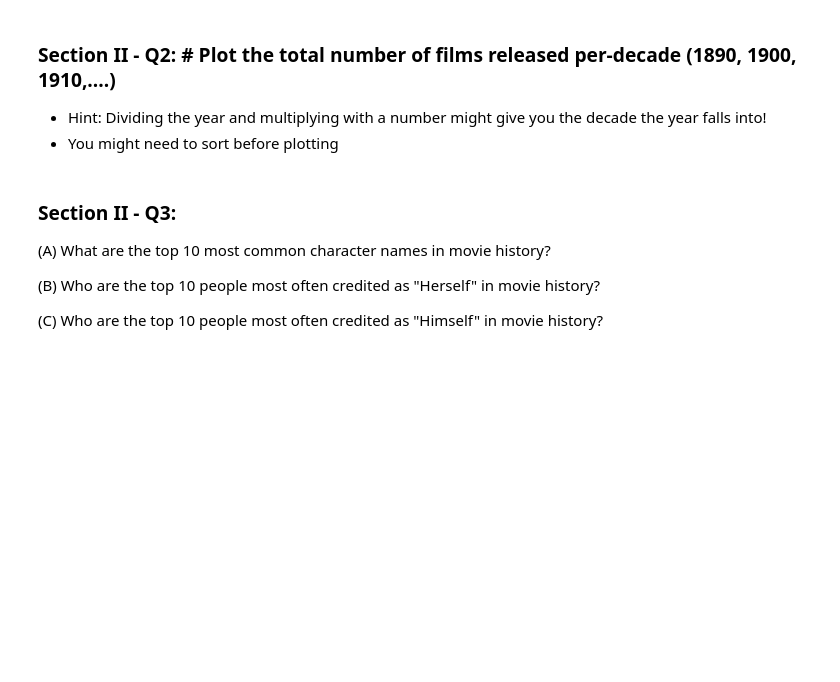
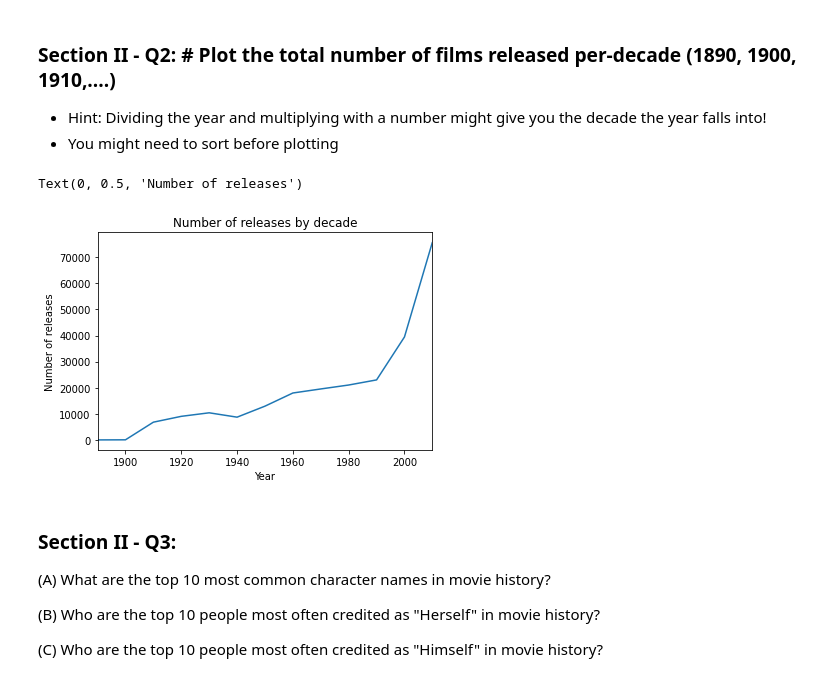
Before and after one commit to jamatamala/mec-mini-projects, a Jupyter notebook: mec-5.3.10-data-wranging-with-pandas-mini-project/Mini_Project_Data_Wrangling_Pandas.ipynb, the cells around one changed output. Saved outputs shown, nothing was run; the diff lists cells and outputs as text; code cells hidden in the pictures; blank space fills up the shorter version.

```diff
--- a/mec-5.3.10-data-wranging-with-pandas-mini-project/Mini_Project_Data_Wrangling_Pandas.ipynb
+++ b/mec-5.3.10-data-wranging-with-pandas-mini-project/Mini_Project_Data_Wrangling_Pandas.ipynb
@@ -200,6 +504,16 @@ top_ten.plot(kind='barh')
 ### Section II - Q2: # Plot the total number of films released per-decade (1890, 1900, 1910,....)
 - Hint: Dividing the year and multiplying with a number might give you the decade the year falls into!
 - You might need to sort before plotting
+# %%
+movies_by_decade = movies.groupby((movies.year//10)*10).count()
+movies_by_decade['title'].plot()
+plt.xlim([1890, 2010])
+plt.title('Number of releases by decade')
+plt.xlabel('Year')
+plt.ylabel('Number of releases')
+# %% [output]
+Text(0, 0.5, 'Number of releases')
+[figure, added]
 # %% [markdown]
 ### Section II - Q3:
 
```
Also changed, not shown: parts of 44 cells of this notebook.
